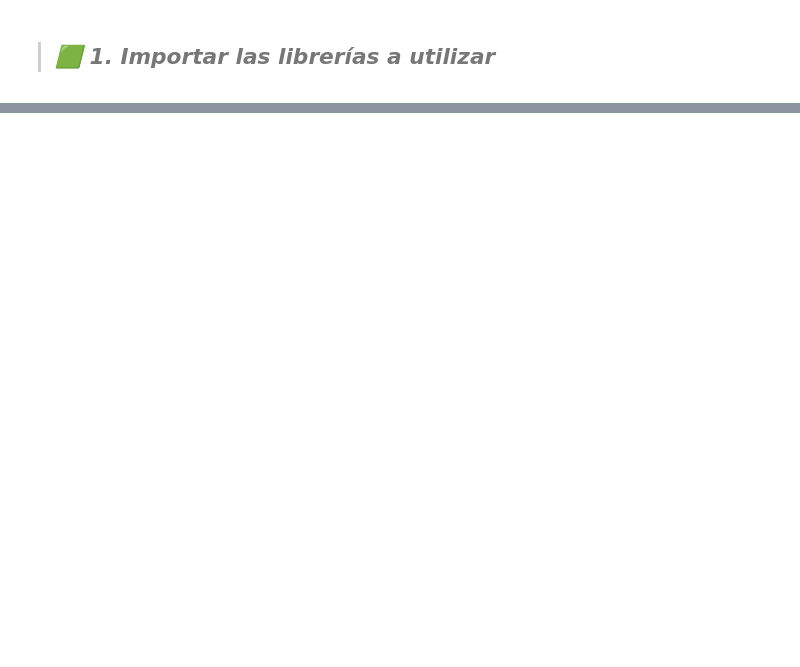
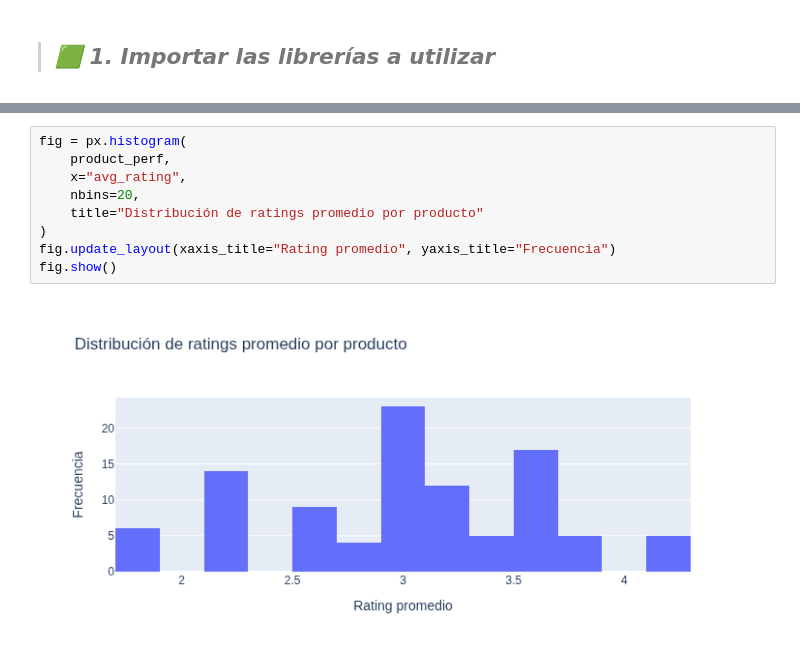
Before and after one commit to SamStent/retail-ecommerce-project, a Jupyter notebook: notebooks/01_eda.ipynb, the cells around one changed output, grey strips where cells are left out. Drawn from its saved outputs; the diff is of its cells as text; blank space fills up the shorter version.

```diff
--- a/notebooks/01_eda.ipynb
+++ b/notebooks/01_eda.ipynb
@@ -205,0 +61,11 @@ Conexión OK
+# %%
+fig = px.histogram(
+    product_perf,
+    x="avg_rating",
+    nbins=20,
+    title="Distribución de ratings promedio por producto"
+)
+fig.update_layout(xaxis_title="Rating promedio", yaxis_title="Frecuencia")
+fig.show()
+# %% [output]
+[figure, added]
```
Also changed, not shown: parts of 30 cells of this notebook, 6 other files.
